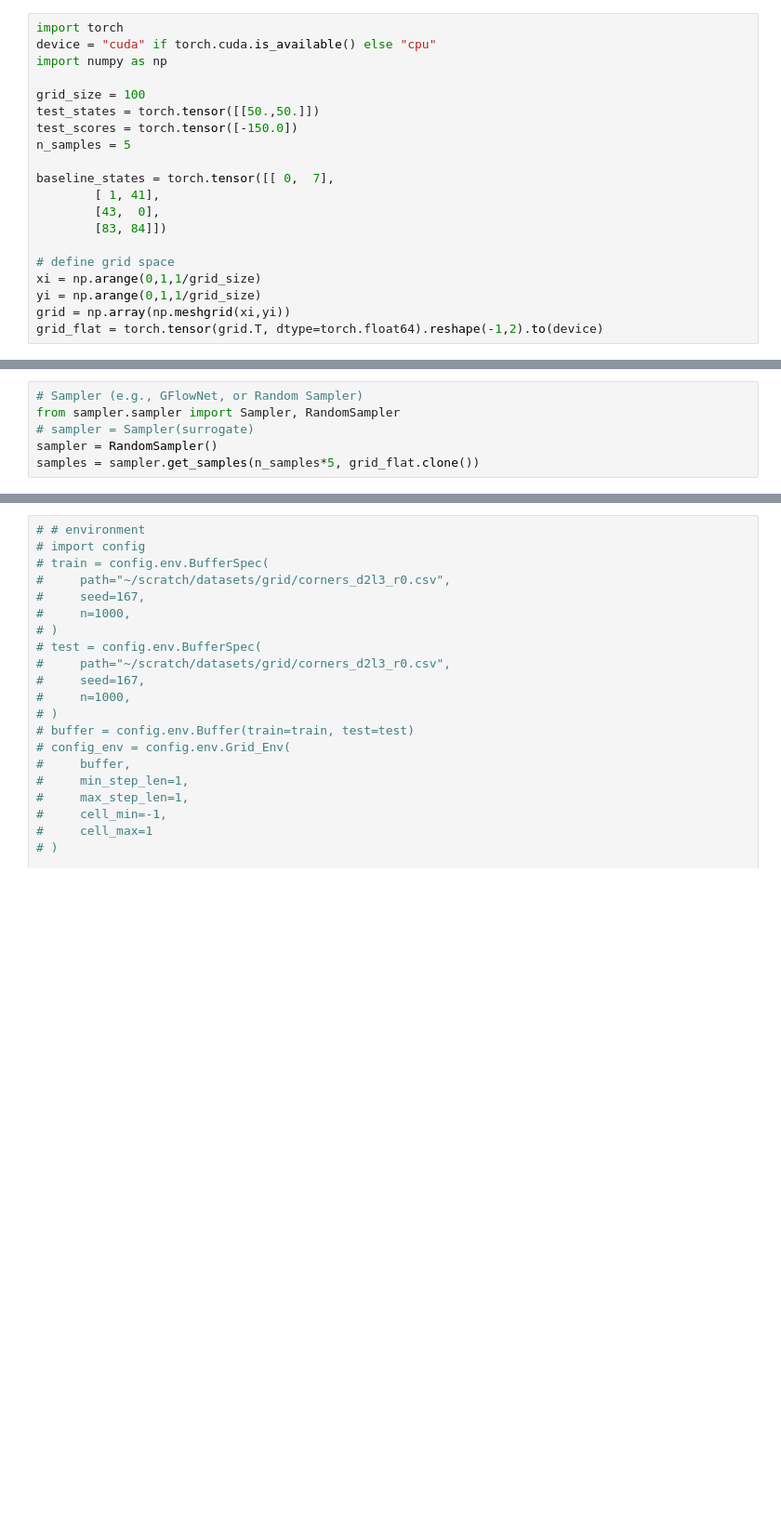
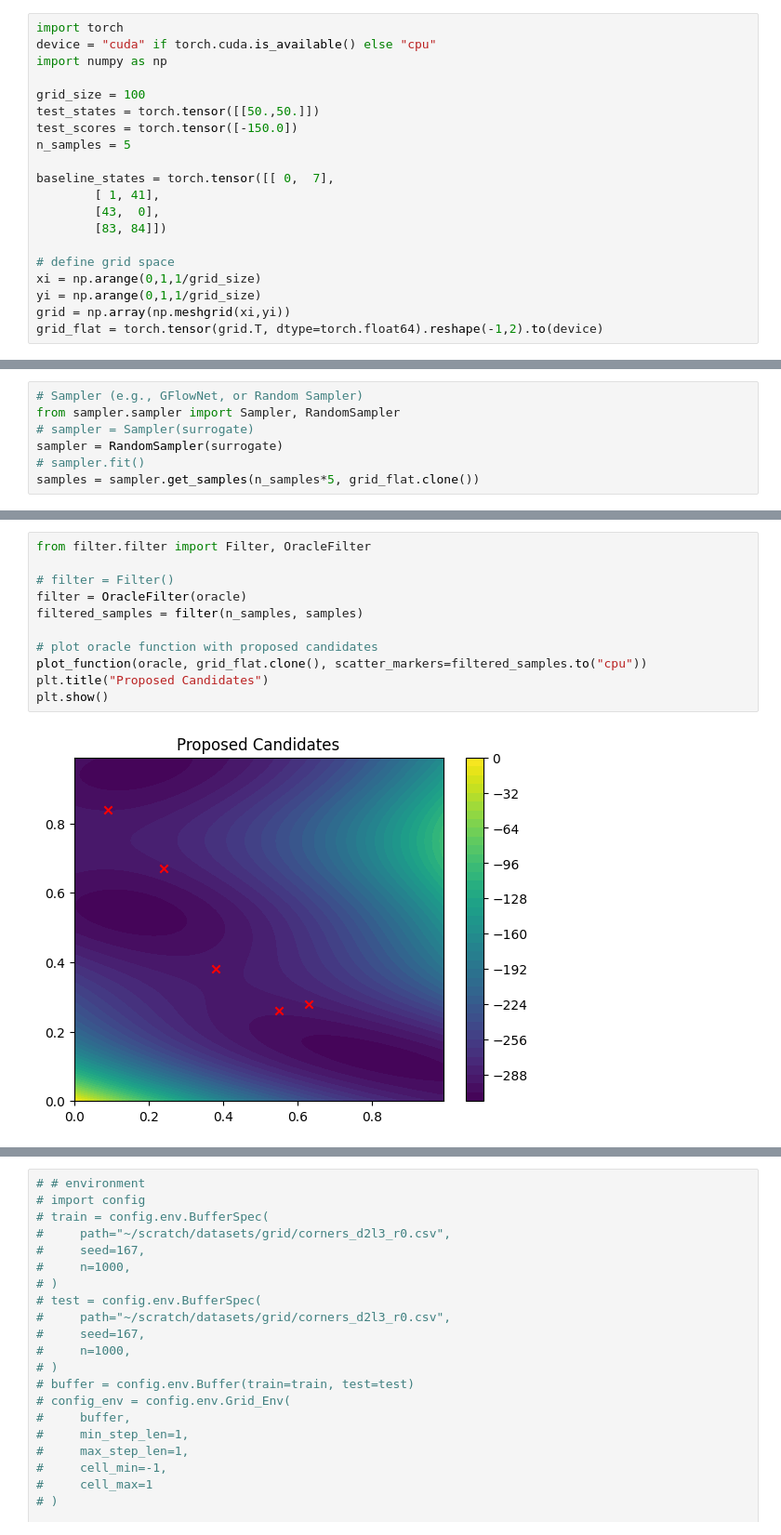
Before and after one commit to alexhernandezgarcia/activelearning, a Jupyter notebook: my_package/activelearning.ipynb, the cells around one changed output, grey strips where cells are left out. Shown: that part at 93% size. Cells and saved outputs as stored; diff of their text form; blank space fills up the shorter version.

Commit message:
add filter and sampler; create active learning loop

```diff
--- a/my_package/activelearning.ipynb
+++ b/my_package/activelearning.ipynb
@@ -97,5 +99,6 @@ tensor([0.3584], device='cuda:0', dtype=torch.float64) tensor([0.1824], device='
 # Sampler (e.g., GFlowNet, or Random Sampler)
 from sampler.sampler import Sampler, RandomSampler
 # sampler = Sampler(surrogate)
-sampler = RandomSampler()
+sampler = RandomSampler(surrogate)
+# sampler.fit()
 samples = sampler.get_samples(n_samples*5, grid_flat.clone())
@@ -102,3 +121,16 @@ samples = sampler.get_samples(n_samples*5, grid_flat.clone())
+# %%
+from filter.filter import Filter, OracleFilter
+
+# filter = Filter()
+filter = OracleFilter(oracle)
+filtered_samples = filter(n_samples, samples)
+
+# plot oracle function with proposed candidates
+plot_function(oracle, grid_flat.clone(), scatter_markers=filtered_samples.to("cpu"))
+plt.title("Proposed Candidates")
+plt.show()
+# %% [output]
+[figure, added]
 # %%
 # Load Hydra config in notebooks
 # https://github.com/facebookresearch/hydra/blob/main/examples/jupyter_notebooks/compose_configs_in_notebook.ipynb
```
Also changed, not shown: parts of 12 cells of this notebook, 3 other files.
